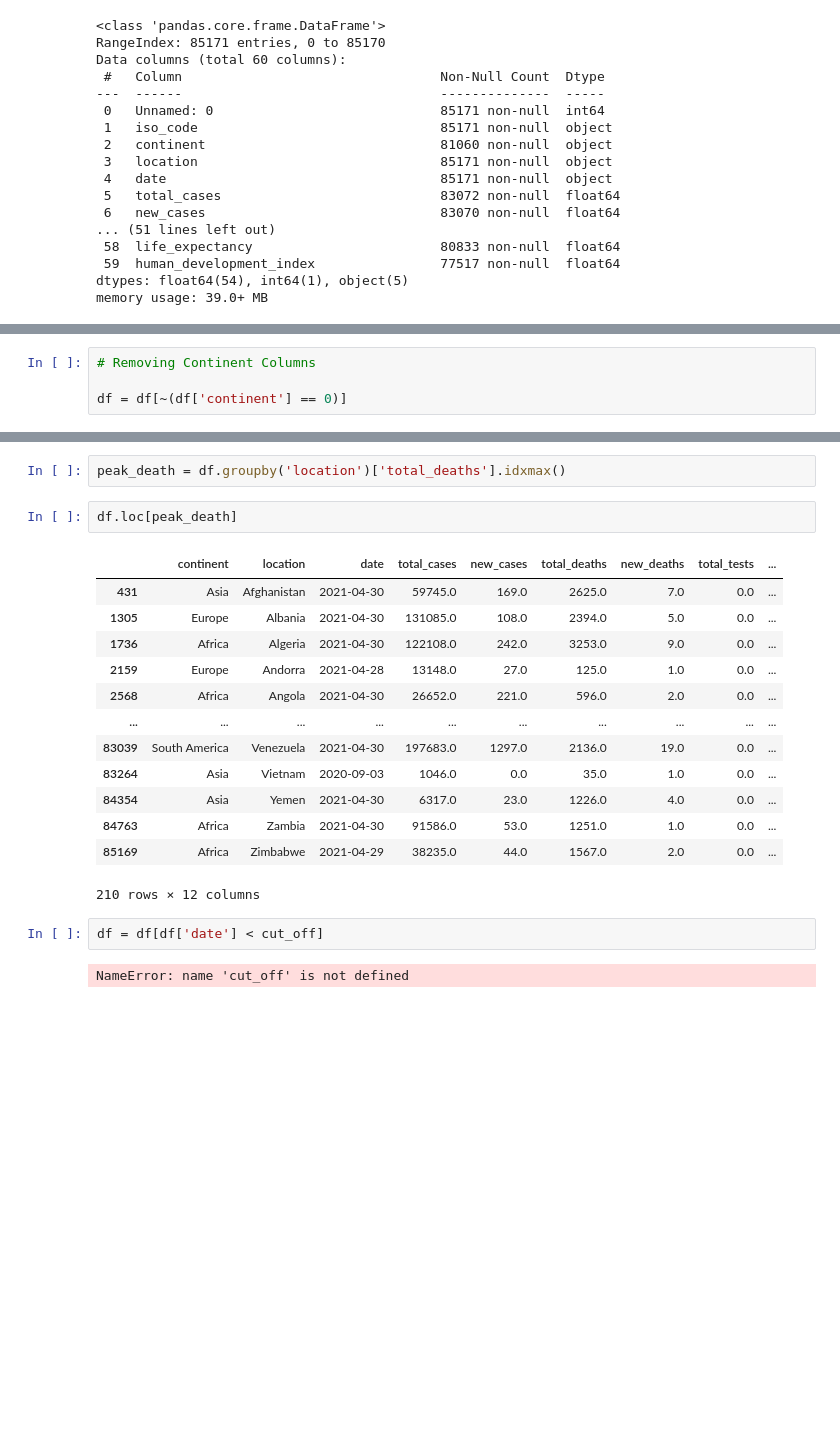
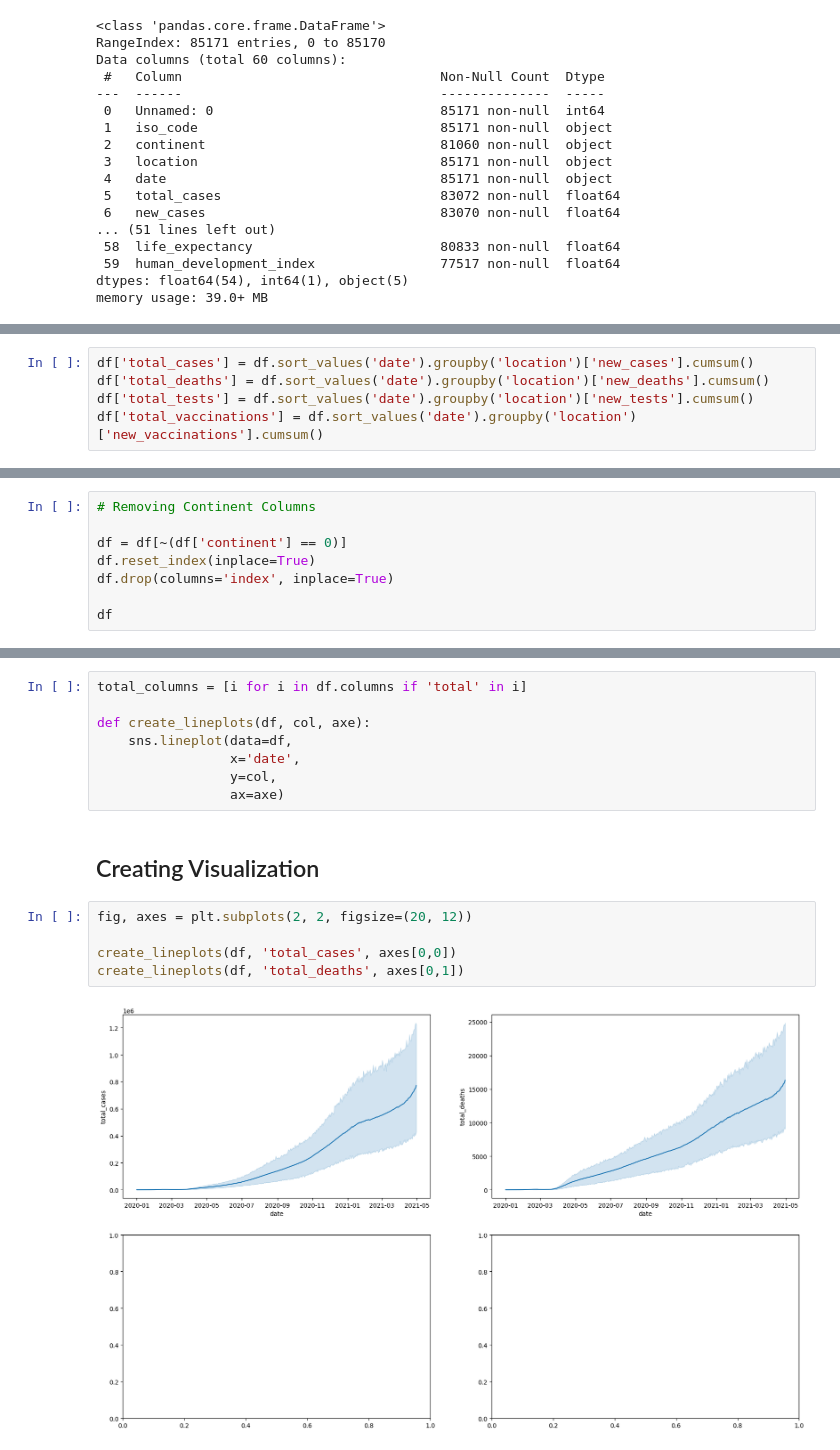
Before and after one commit to icanooooo/Data_Exploration_and_Dashboard_Development, a Jupyter notebook: DataExploration.ipynb, the cells around one changed output, grey strips where cells are left out. Saved outputs shown, nothing was run; the diff lists cells and outputs as text; blank space fills up the shorter version.

Commit message:
trying visualizations

```diff
--- a/DataExploration.ipynb
+++ b/DataExploration.ipynb
@@ -86,3 +89,8 @@ A value is trying to be set on a copy of a slice from a DataFrame
 
 See the caveats in the documentation: https://pandas.pydata.org/pandas-docs/stable/user_guide/indexing.html#returning-a-view-versus-a-copy
   df.fillna(0, inplace=True)
+# %%
+df['total_cases'] = df.sort_values('date').groupby('location')['new_cases'].cumsum()
+df['total_deaths'] = df.sort_values('date').groupby('location')['new_deaths'].cumsum()
+df['total_tests'] = df.sort_values('date').groupby('location')['new_tests'].cumsum()
+df['total_vaccinations'] = df.sort_values('date').groupby('location')['new_vaccinations'].cumsum()
@@ -114,3 +157,7 @@ See the caveats in the documentation: https://pandas.pydata.org/pandas-docs/stab
 # Removing Continent Columns
 
 df = df[~(df['continent'] == 0)]
+df.reset_index(inplace=True)
+df.drop(columns='index', inplace=True)
+
+df
@@ -138,22 +182,17 @@ plt.xticks([])
-# %%
-peak_death = df.groupby('location')['total_deaths'].idxmax()
-# %%
-df.loc[peak_death]
-# %% [output]
-|  | continent | location | date | total_cases | new_cases | total_deaths | new_deaths | total_tests | ... |
-| 431 | Asia | Afghanistan | 2021-04-30 | 59745.0 | 169.0 | 2625.0 | 7.0 | 0.0 | ... |
-| 1305 | Europe | Albania | 2021-04-30 | 131085.0 | 108.0 | 2394.0 | 5.0 | 0.0 | ... |
-| 1736 | Africa | Algeria | 2021-04-30 | 122108.0 | 242.0 | 3253.0 | 9.0 | 0.0 | ... |
-| 2159 | Europe | Andorra | 2021-04-28 | 13148.0 | 27.0 | 125.0 | 1.0 | 0.0 | ... |
-| 2568 | Africa | Angola | 2021-04-30 | 26652.0 | 221.0 | 596.0 | 2.0 | 0.0 | ... |
-| ... | ... | ... | ... | ... | ... | ... | ... | ... | ... |
-| 83039 | South America | Venezuela | 2021-04-30 | 197683.0 | 1297.0 | 2136.0 | 19.0 | 0.0 | ... |
-| 83264 | Asia | Vietnam | 2020-09-03 | 1046.0 | 0.0 | 35.0 | 1.0 | 0.0 | ... |
-| 84354 | Asia | Yemen | 2021-04-30 | 6317.0 | 23.0 | 1226.0 | 4.0 | 0.0 | ... |
-| 84763 | Africa | Zambia | 2021-04-30 | 91586.0 | 53.0 | 1251.0 | 1.0 | 0.0 | ... |
-| 85169 | Africa | Zimbabwe | 2021-04-29 | 38235.0 | 44.0 | 1567.0 | 2.0 | 0.0 | ... |
-210 rows × 12 columns
-# %%
-df = df[df['date'] < cut_off]
-# %% [output]
-NameError: name 'cut_off' is not defined
+# %%
+total_columns = [i for i in df.columns if 'total' in i]
+
+def create_lineplots(df, col, axe):
+    sns.lineplot(data=df,
+                 x='date',
+                 y=col,
+                 ax=axe)
+# %% [markdown]
+## Creating Visualization
+# %%
+fig, axes = plt.subplots(2, 2, figsize=(20, 12))
+
+create_lineplots(df, 'total_cases', axes[0,0])
+create_lineplots(df, 'total_deaths', axes[0,1])
+# %% [output]
+[figure, added]
```
Also changed, not shown: parts of 11 cells of this notebook.
